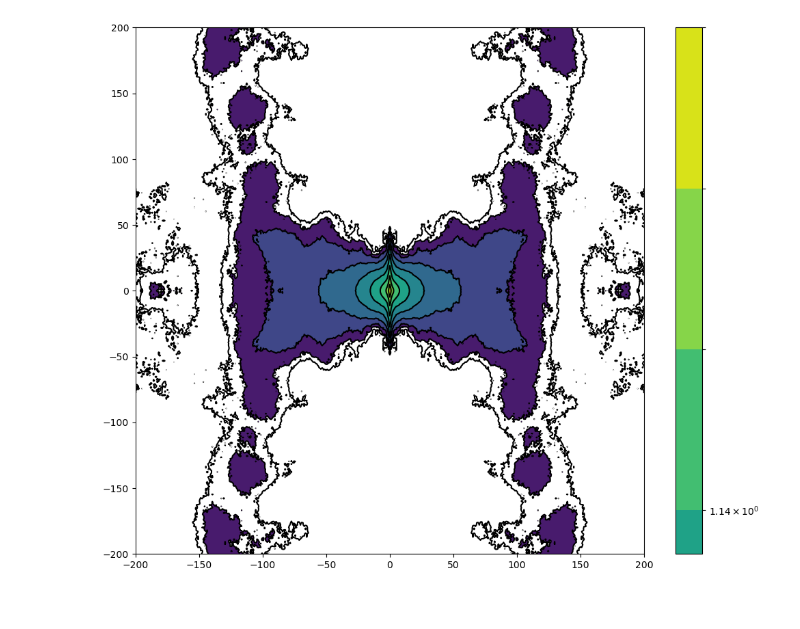
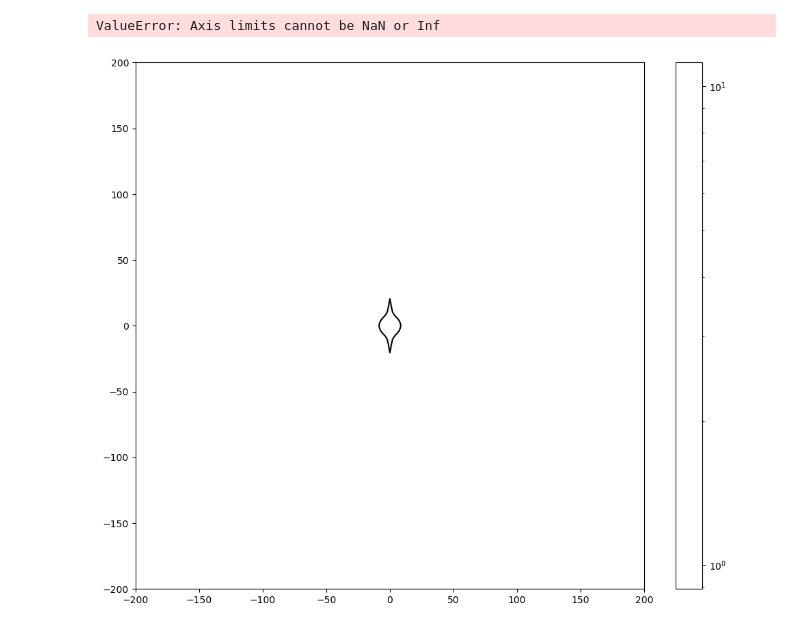
Before and after one commit to FedeDavilaKurban/filbao, a Jupyter notebook: draw.ipynb, the cells around one changed output. Drawn from its saved outputs; the diff is of its cells as text; code cells hidden in the pictures.

```diff
--- a/draw.ipynb
+++ b/draw.ipynb
@@ -28,43 +28,46 @@ pairs_DR = pairs_DR.reshape((nbins,nbins))
 # pairs_RR[:skip,:]  = np.nan
 # pairs_DD[:,:skip] = np.nan
 # pairs_RR[:,:skip] = np.nan
-pairs_DD = pairs_DD.T/(ngald**2)
-pairs_RR = pairs_RR.T/(ngalr**2)
+pairs_DD = pairs_DD.T/(ngald*(ngald-1)/2)
+pairs_RR = pairs_RR.T/(ngalr*(ngalr-1)/2)
 pairs_DR = pairs_DR.T/(ngald*ngalr)
 
-xi = (pairs_DD)/(pairs_RR) - 1 #DP
-#xi = (pairs_DD-2*pairs_DR+pairs_RR)/(pairs_RR) #LS
+#xi = (pairs_DD)/(pairs_RR) - 1 #DP
+xi = (pairs_DD-2*pairs_DR+pairs_RR)/(pairs_RR) #LS
 #xi = (pairs_DD)/pairs_DR - 1
 
 
 x = np.linspace(rmin_perp, rmax_perp, nbins)
 y = np.linspace(rmin_perp, rmax_pll, nbins)
 X, Y = np.meshgrid(np.concatenate((-x[::-1],x)), np.concatenate((-y[::-1],y)))
 
 C = np.zeros((2*nbins, 2*nbins))
 C[:nbins, :nbins] = np.flipud(np.fliplr(xi))
 C[:nbins, nbins:] = np.flipud(xi)
 C[nbins:, :nbins] = np.fliplr(xi)
 C[nbins:, nbins:] = xi
 
 #X, Y = np.meshgrid(x,y)
 #plt.imshow(xi, interpolation='nearest', origin='lower', cmap=plt.cm.Purples, extent=[rmin_perp, rmax_perp, rmin_pll, rmax_pll])
 #contours = plt.contour(X, Y, xi, 10, colors='black')
 
 #levels = np.geomspace(1e-3,18,10)
-levels = [0.0, 0.01, 0.03, 0.08, 0.19, 0.46, 1.14, 2.81, 6.93, 17.12]
+#levels = np.log10([0.0, 0.01, 0.03, 0.08, 0.19, 0.46, 1.14, 2.81, 6.93, 17.12])
+#levels[0]=-3.05
+levels = np.log10(np.geomspace(xi.min()-1e-3,xi.max()+1e-3,20))
 #levels = 10
 #print(levels)
 #plt.imshow(C, interpolation='nearest', cmap=plt.cm.Purples, origin='lower', extent=[-rmax_perp, rmax_perp, -rmax_pll, rmax_pll])
 
 plt.figure(figsize=(12,10))
 #cs = plt.contourf(X, Y, C, levels)
-cs = plt.contourf(X, Y, np.ma.masked_where(C <= 0, C), levels, locator=mpl.ticker.LogLocator())
+cs = plt.contourf(X, Y, np.ma.masked_where(C <= 0, C), 10**levels,norm=mpl.colors.LogNorm())#, locator=mpl.ticker.LogLocator())
 
 
 contours = plt.contour(X, Y, C, levels, colors='black')
 #plt.clabel(contours, contours.levels, fontsize=8)
 plt.colorbar(cs)
 plt.show()
 # %% [output]
+ValueError: Axis limits cannot be NaN or Inf
-[figure, old version]
+[figure, new version]
```
Also changed, not shown: parts of 2 cells of this notebook, 12 other files.
